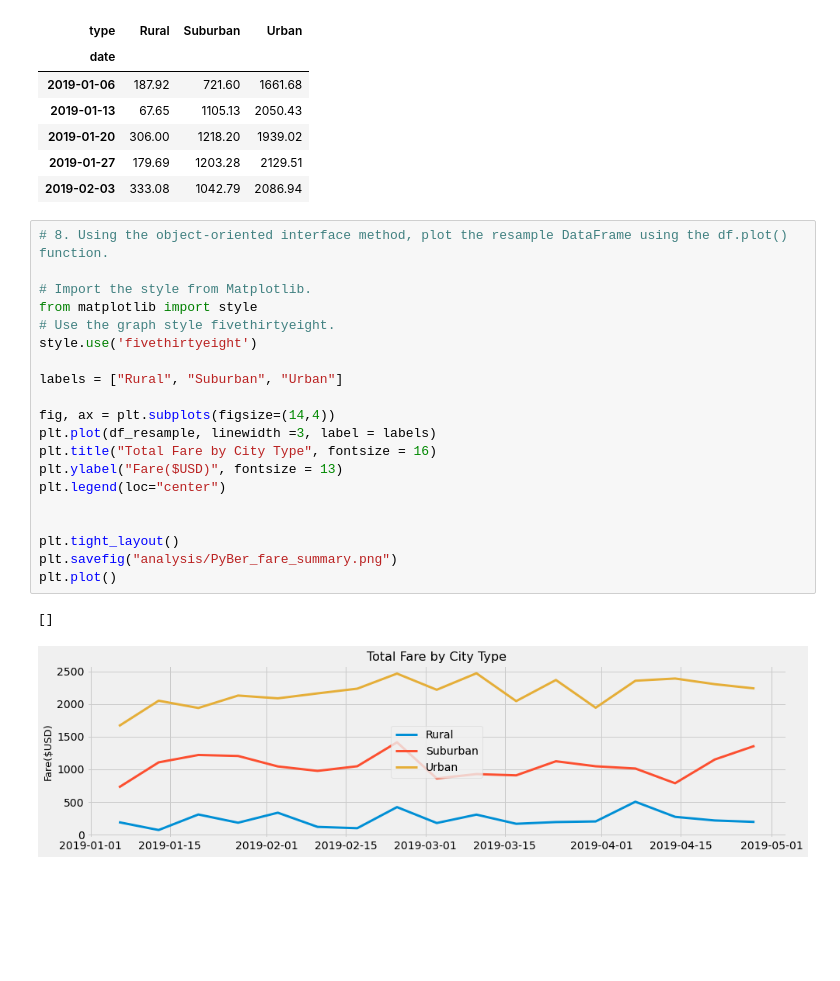
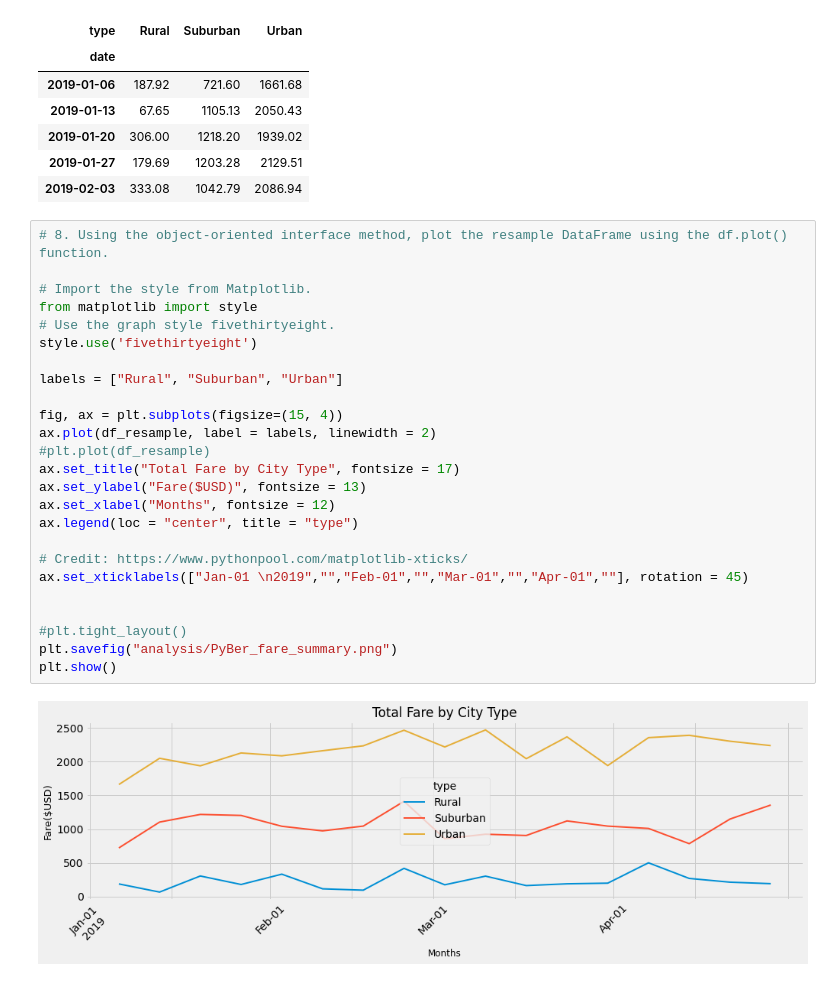
Before and after one commit to jin6621/PyBer_Analysis, a Jupyter notebook: PyBer_Challenge.ipynb, the cells around one changed output. Cells and saved outputs as stored; diff of their text form; blank space fills up the shorter version.

Commit message:
Editing x-axis of output graph

```diff
--- a/PyBer_Challenge.ipynb
+++ b/PyBer_Challenge.ipynb
@@ -227,23 +227,27 @@ df_resample.head()
 # %%
 # 8. Using the object-oriented interface method, plot the resample DataFrame using the df.plot() function.
 
 # Import the style from Matplotlib.
 from matplotlib import style
 # Use the graph style fivethirtyeight.
 style.use('fivethirtyeight')
 
 labels = ["Rural", "Suburban", "Urban"]
 
-fig, ax = plt.subplots(figsize=(14,4))
-plt.plot(df_resample, linewidth =3, label = labels)
-plt.title("Total Fare by City Type", fontsize = 16)
-plt.ylabel("Fare($USD)", fontsize = 13)
-plt.legend(loc="center")
+fig, ax = plt.subplots(figsize=(15, 4))
+ax.plot(df_resample, label = labels, linewidth = 2)
+#plt.plot(df_resample)
+ax.set_title("Total Fare by City Type", fontsize = 17)
+ax.set_ylabel("Fare($USD)", fontsize = 13)
+ax.set_xlabel("Months", fontsize = 12)
+ax.legend(loc = "center", title = "type")
+
+# Credit: https://www.pythonpool.com/matplotlib-xticks/
+ax.set_xticklabels(["Jan-01 \n2019","","Feb-01","","Mar-01","","Apr-01",""], rotation = 45)
 
 
-plt.tight_layout()
+#plt.tight_layout()
 plt.savefig("analysis/PyBer_fare_summary.png")
-plt.plot()
+plt.show()
 # %% [output]
-[]
-[figure, old version]
+[figure, new version]
```
Also changed, not shown: 1 other file.
